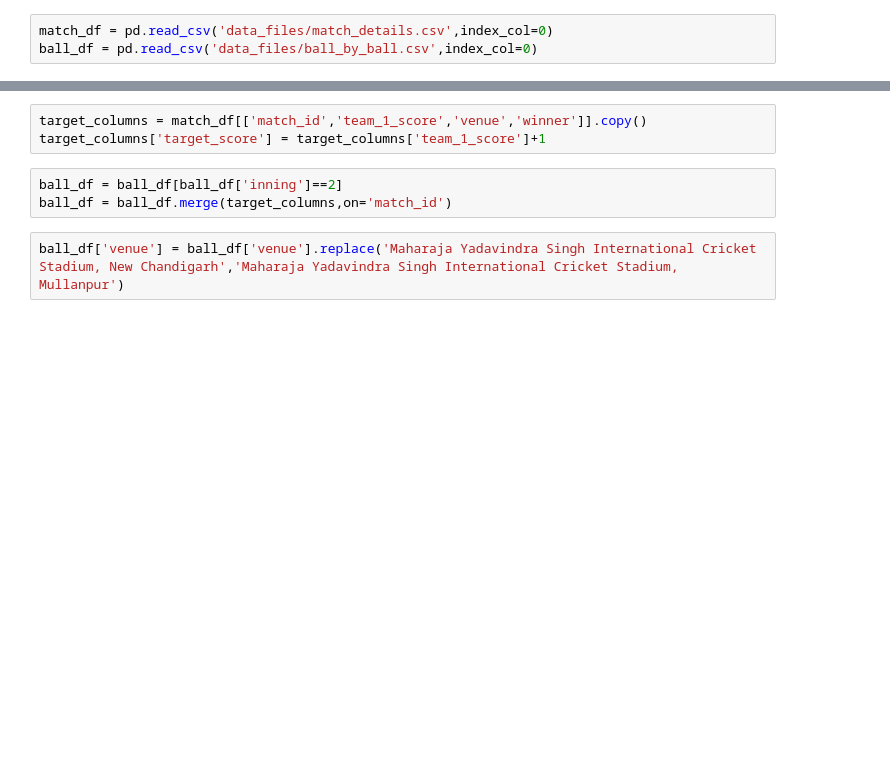
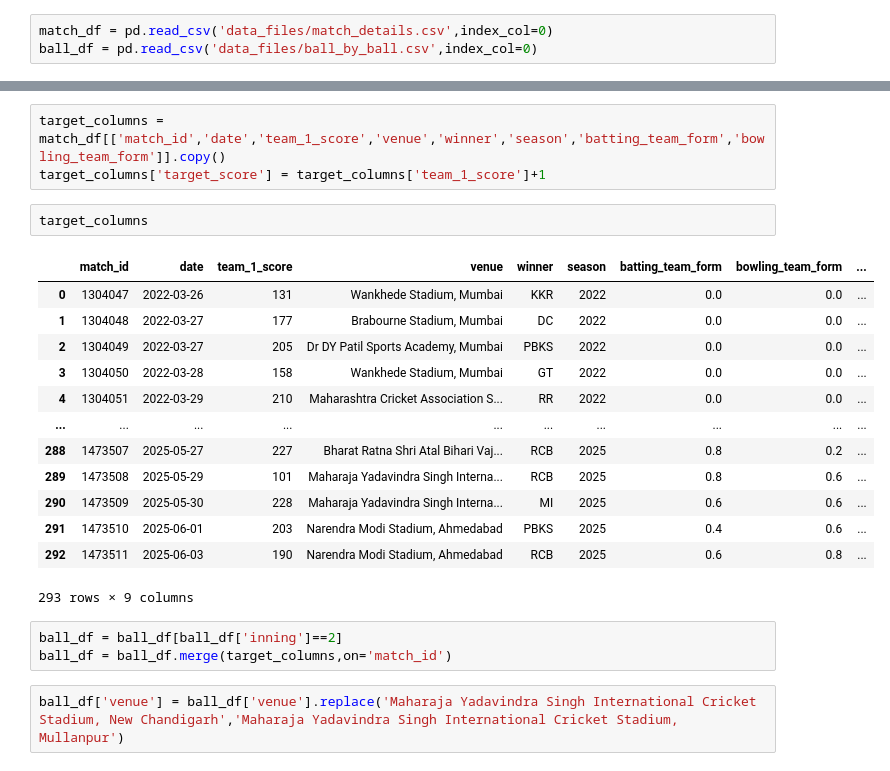
Before and after one commit to ArnavNalk/ipl-auction, a Jupyter notebook: chase_predicton_model.ipynb, the cells around one changed output, grey strips where cells are left out. Cells and saved outputs as stored; diff of their text form; blank space fills up the shorter version.

```diff
--- a/chase_predicton_model.ipynb
+++ b/chase_predicton_model.ipynb
@@ -18,6 +33,22 @@ ball_df = pd.read_csv('data_files/ball_by_ball.csv',index_col=0)
 # %%
-target_columns = match_df[['match_id','team_1_score','venue','winner']].copy()
+target_columns = match_df[['match_id','date','team_1_score','venue','winner','season','batting_team_form','bowling_team_form']].copy()
 target_columns['target_score'] = target_columns['team_1_score']+1
+# %%
+target_columns
+# %% [output]
+|  | match_id | date | team_1_score | venue | winner | season | batting_team_form | bowling_team_form | ... |
+| 0 | 1304047 | 2022-03-26 | 131 | Wankhede Stadium, Mumbai | KKR | 2022 | 0.0 | 0.0 | ... |
+| 1 | 1304048 | 2022-03-27 | 177 | Brabourne Stadium, Mumbai | DC | 2022 | 0.0 | 0.0 | ... |
+| 2 | 1304049 | 2022-03-27 | 205 | Dr DY Patil Sports Academy, Mumbai | PBKS | 2022 | 0.0 | 0.0 | ... |
+| 3 | 1304050 | 2022-03-28 | 158 | Wankhede Stadium, Mumbai | GT | 2022 | 0.0 | 0.0 | ... |
+| 4 | 1304051 | 2022-03-29 | 210 | Maharashtra Cricket Association S... | RR | 2022 | 0.0 | 0.0 | ... |
+| ... | ... | ... | ... | ... | ... | ... | ... | ... | ... |
+| 288 | 1473507 | 2025-05-27 | 227 | Bharat Ratna Shri Atal Bihari Vaj... | RCB | 2025 | 0.8 | 0.2 | ... |
+| 289 | 1473508 | 2025-05-29 | 101 | Maharaja Yadavindra Singh Interna... | RCB | 2025 | 0.8 | 0.6 | ... |
+| 290 | 1473509 | 2025-05-30 | 228 | Maharaja Yadavindra Singh Interna... | MI | 2025 | 0.6 | 0.6 | ... |
+| 291 | 1473510 | 2025-06-01 | 203 | Narendra Modi Stadium, Ahmedabad | PBKS | 2025 | 0.4 | 0.6 | ... |
+| 292 | 1473511 | 2025-06-03 | 190 | Narendra Modi Stadium, Ahmedabad | RCB | 2025 | 0.6 | 0.8 | ... |
+293 rows × 9 columns
 # %%
 ball_df = ball_df[ball_df['inning']==2]
 ball_df = ball_df.merge(target_columns,on='match_id')
```
Also changed, not shown: parts of 19 cells of this notebook, 6 other files.
